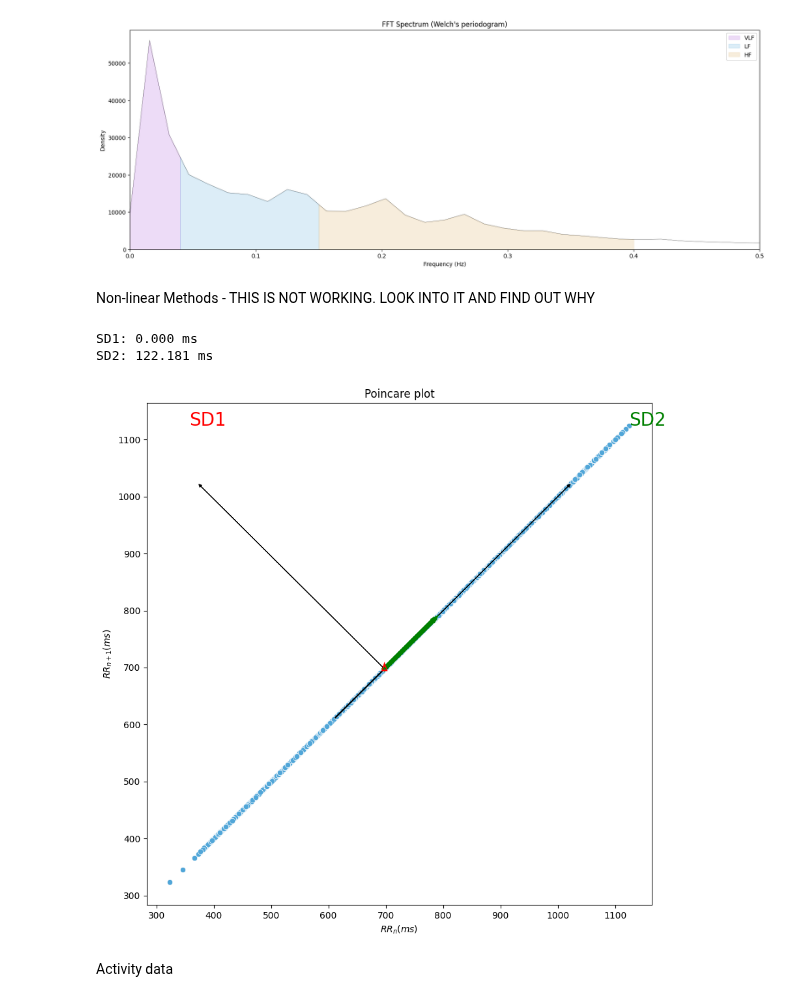
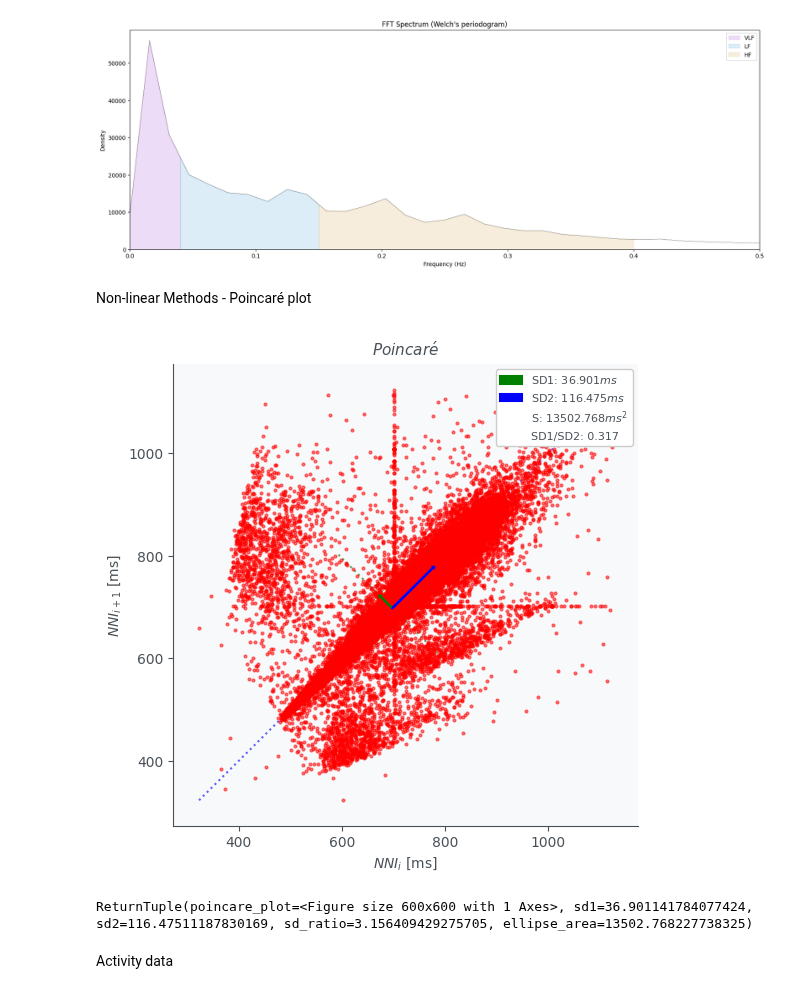
Before and after one commit to GacildaAnne/Thesis-ADHD-HRV, a Jupyter notebook: Thesis_code.ipynb, the cells around one changed output. Cells and saved outputs as stored; diff of their text form; code cells hidden in the pictures.

```diff
--- a/Thesis_code.ipynb
+++ b/Thesis_code.ipynb
@@ -402,49 +419,15 @@ plt.legend()
 plt.show()
 # %% [output]
 [figure]
-# %% [markdown]
-Non-linear Methods - THIS IS NOT WORKING. LOOK INTO IT AND FIND OUT WHY
-# %%
-def plot_poincare(IBI_corrected):
-    IBI_n = IBI_corrected[:-1]
-    IBI_n1 = IBI_corrected[1:]
-
-    sd1 = np.sqrt(0.5) * np.std(IBI_n1 - IBI_n)
-    sd2 = np.sqrt(0.5) * np.std(IBI_n1 + IBI_n)
-
-    m = np.mean(IBI_corrected)
-    min_IBI = np.min(IBI_corrected)
-    max_IBI = np.max(IBI_corrected)
-
-    plt.figure(figsize=(10, 10))
-    plt.title("Poincare plot")
-
-    sns.scatterplot(x=IBI_n, y=IBI_n1, color="#51A6D8")
-
-    plt.xlabel(r'$RR_n (ms)$')
-    plt.ylabel(r'$RR_{n+1} (ms)$')
-
-    e1 = Ellipse((m, m), 2*sd1, 2*sd2, angle=-45, linewidth=1.2, fill=False, color="k")
-    plt.gca().add_patch(e1)
-    plt.gca().
-
-    plt.arrow(m, m, (max_IBI-min_IBI)*0.4, (max_IBI-min_IBI)*0.4, color="k", linewidth=0.8, head_width=5, head_length=5)
-    plt.arrow(m, m, (min_IBI-max_IBI)*0.4, (max_IBI-min_IBI)*0.4, color="k", linewidth=0.8, head_width=5, head_length=5)
-
-    plt.arrow(m, m, sd2 * np.sqrt(0.5), sd2 * np.sqrt(0.5), color="green", linewidth=5)
-    plt.arrow(m, m, -sd1 * np.sqrt(0.5), sd1 * np.sqrt(0.5), color="red", linewidth=5)
-    plt.text(max_IBI, max_IBI, "SD2", fontsize=20, color="green")
-    plt.text(m-(max_IBI-min_IBI)*0.4-20, max_IBI, "SD1", fontsize=20, color="red")
-
-    return sd1, sd2
-
-sd1, sd2 = plot_poincare(IBI_corrected)
-print("SD1: %.3f ms" % sd1)
-print("SD2: %.3f ms" % sd2)
-# %% [output]
-SD1: 0.000 ms
-SD2: 122.181 ms
-[figure, removed]
+# %% [markdown]
+Non-linear Methods - Poincaré plot
+# %%
+# Trying the pyHRV package
+
+nonlinear.poincare(IBI_corrected, ellipse=True)
+# %% [output]
+[figure, added]
+ReturnTuple(poincare_plot=<Figure size 600x600 with 1 Axes>, sd1=36.901141784077424, sd2=116.47511187830169, sd_ratio=3.156409429275705, ellipse_area=13502.768227738325)
 # %% [markdown]
 Activity data
 # %%
```
Also changed, not shown: parts of 3 cells of this notebook.
